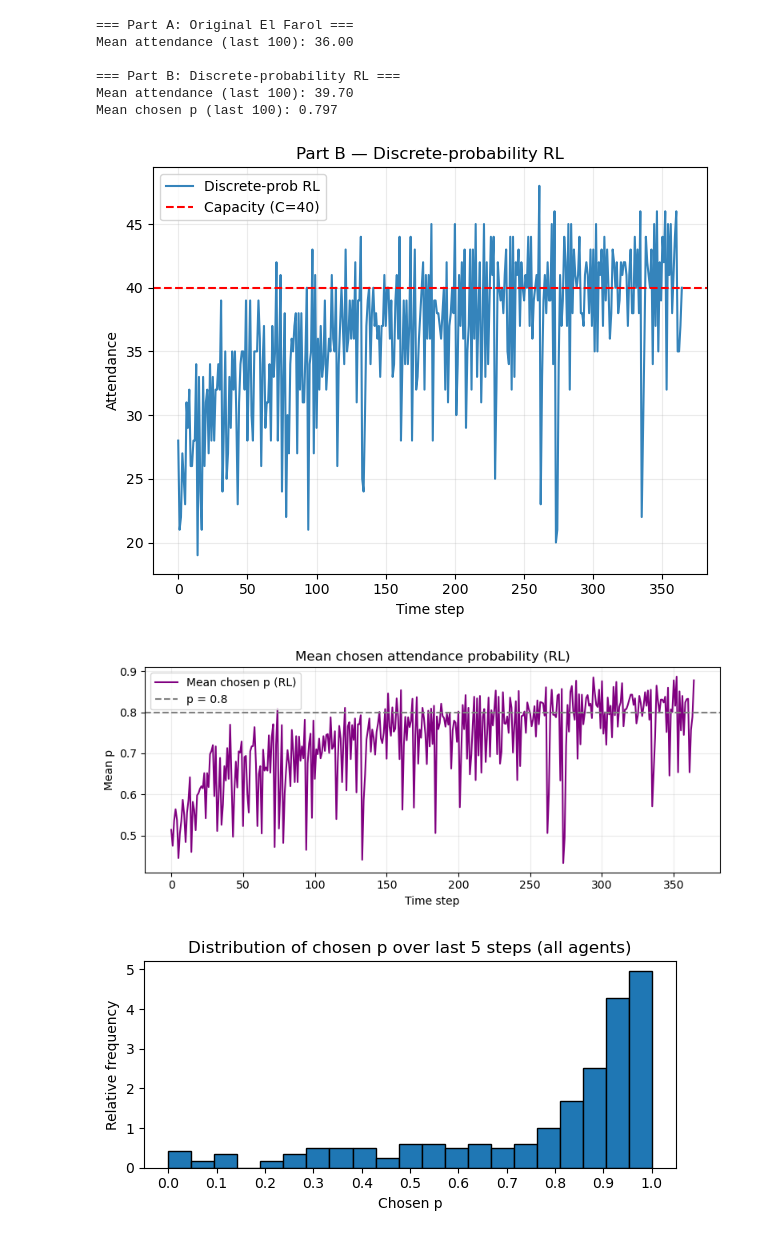
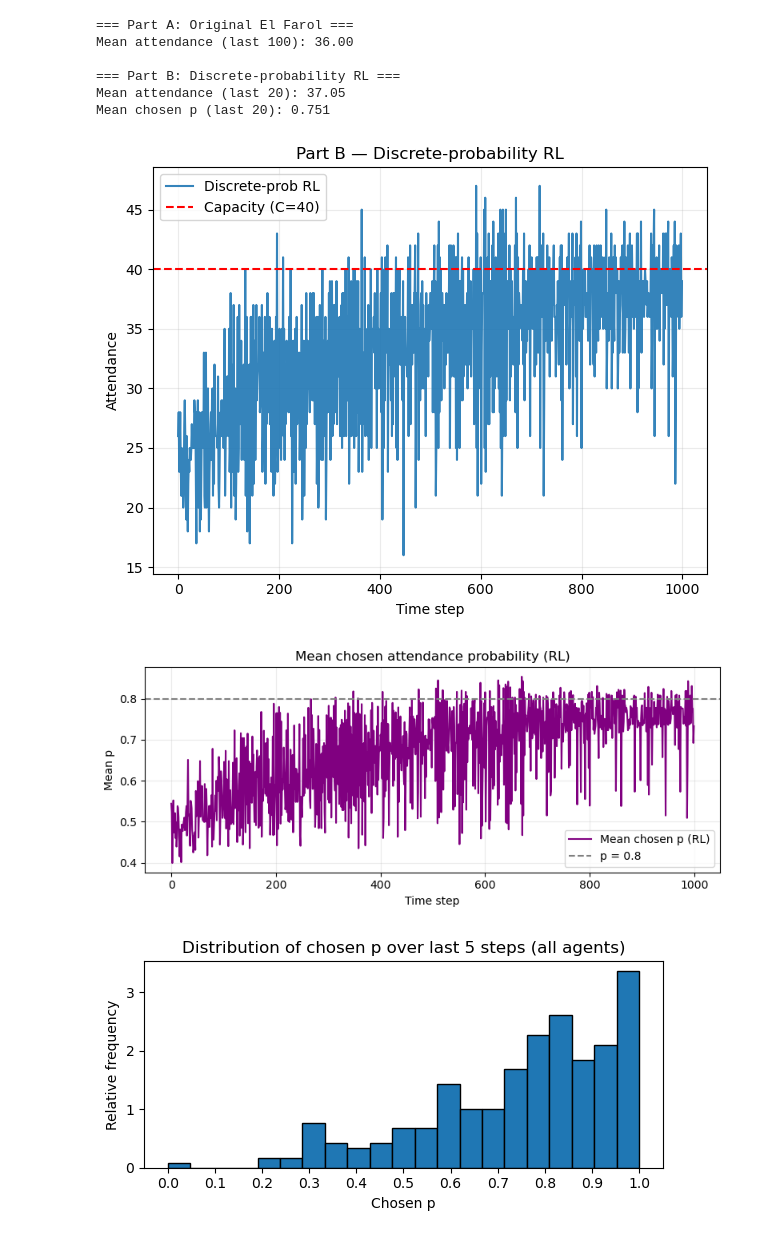
Before and after one commit to DragonsAreFuckingCool/discrete-probability-multi-agent-reinforcement-learning, a Jupyter notebook: IndividualPunishment.ipynb, the cells around one changed output. Drawn from its saved outputs; the diff is of its cells as text; code cells hidden in the pictures.

```diff
--- a/IndividualPunishment.ipynb
+++ b/IndividualPunishment.ipynb
@@ -15,7 +15,7 @@ import matplotlib.pyplot as plt
 # PARAMETERS (clear and editable)
 # ---------------------------------------------------------------------
 # Common
-SEED = 42
+SEED = 420
 np.random.seed(SEED)
 random.seed(SEED)
 
@@ -23,7 +23,7 @@ random.seed(SEED)
 N = 50            # number of agents
 C_frac = 0.8      # capacity as fraction of population
 C = int(C_frac * N)  # bar capacity
-T = 365         # number of rounds / time steps
+T = 1000         # number of rounds / time steps
 
 # Payoffs
 G = 8.0   # payoff for attending when not overcrowded
@@ -35,69 +35,19 @@ rho = 0.6 #PREV 0.1
 alpha = 1.8 #PREV 1.3
 theta_cap = 1000
 bar_theta = 1.1
-beta = 0.5 * N
+beta = 0.5
 
 # RL parameters (Part B)
 M = 20          # discretization steps: actions = 0..M (p = a/M) there will be M+1 many probability levels cus also 0
-LR = 0.1       # Q-learning rate
-GAMMA = 0.8     # discount factor
+LR = 0.01       # Q-learning rate - to high learning rate means that convergens happens too quicly and all of the space in the bar might not be utilized
+GAMMA = 0.7     # discount factor
 TAU = 0.1      # softmax temperature
 K_INIT = 0.1    # initial Q value range
 # ---------------------------------------------------------------------
 
 
 # -------------------------
-# Part A: Original El Farol
-# -------------------------
-def run_el_farol_predictors(N=N, C=C, T=T, predictor_windows=(1, 3, 5, 10)):
-    """Arthur-style predictor model."""
-    W_list = list(predictor_windows)
-    num_predictors = len(W_list)
-
-    pred_scores = np.zeros((N, num_predictors), dtype=float)
-    A_history = []
-    a0 = np.random.binomial(1, 0.1, size=N)
-    A0 = a0.sum()
-    A_history.append(A0)
-
-    attendance_ts = [A0]
-    chosen_pred_idx = np.zeros(N, dtype=int)
-
-    for t in range(1, T):
-        A_prev_series = np.array(A_history)
-        forecasts = np.zeros((N, num_predictors), dtype=float)
-
-        for j, w in enumerate(W_list):
-            base_val = A_prev_series.mean()
-            for i in range(N):
-                if len(A_prev_series) >= w:
-                    forecasts[i, j] = A_prev_series[-w:].mean()
-                else:
-                    forecasts[i, j] = base_val
-
-        for i in range(N):
-            chosen = np.argmin(pred_scores[i])
-            chosen_pred_idx[i] = chosen
-
-        actions = np.zeros(N, dtype=int)
-        for i in range(N):
-            forecast_i = forecasts[i, chosen_pred_idx[i]]
-            actions[i] = 1 if forecast_i < C else 0
-
-        A_t = actions.sum()
-        attendance_ts.append(A_t)
-        A_history.append(A_t)
-
-        for i in range(N):
-            for j in range(num_predictors):
-                err = forecasts[i, j] - A_t
-                pred_scores[i, j] += err * err
-
-    return np.array(attendance_ts)
-
-
-# -------------------------
-# Part B: Discrete-probability RL
+# Discrete-probability RL
 # -------------------------
 def softmax(x, tau=TAU):
     #Boltzmann (softmax) policy, which converts Q-values into action probabilities - x is vector of q-values (consites of action and state)
@@ -259,15 +209,15 @@ if __name__ == "__main__":
 
     print("\n=== Part B: Discrete-probability RL ===")
 
-    res = run_discrete_prob_rl(N=N, C=C, T=365, M=M, lr=LR, gamma=GAMMA, tau=TAU,
+    res = run_discrete_prob_rl(N=N, C=C, T=T, M=M, lr=LR, gamma=GAMMA, tau=TAU,
                          rho=rho, alpha=alpha, beta=beta, bar_theta=bar_theta,
                          theta_cap=theta_cap, k_init=K_INIT)
 
 
     att_rl = res["attendance_ts"]
     mean_p = res["mean_p_ts"]
-    print(f"Mean attendance (last 100): {att_rl[-100:].mean():.2f}")
-    print(f"Mean chosen p (last 100): {mean_p[-100:].mean():.3f}")
+    print(f"Mean attendance (last 20): {att_rl[-20:].mean():.2f}")
+    print(f"Mean chosen p (last 20): {mean_p[-20:].mean():.3f}")
 
     # ---- PLOTS ----
     plt.figure(figsize=(12, 5))
@@ -297,35 +247,35 @@ if __name__ == "__main__":
     plt.axhline(C_frac, color='gray', linestyle='--', label=f'p = {C_frac}')
     plt.title("Mean chosen attendance probability (RL)")
     plt.xlabel("Time step")
     plt.ylabel("Mean p")
     plt.legend()
     plt.grid(True, alpha=0.25)
     plt.tight_layout()
     plt.show()
 
     # Histogram: distribution of chosen p's in final window
     chosen_hist = res["chosen_history"]
     final_window = 5 # do spisific numbers to see what happens at what times in the learning
     M = chosen_hist.max()
     w = min(final_window, chosen_hist.shape[0])
     flat_idxs = chosen_hist[-w:, :].flatten()
     p_values = flat_idxs / M
 
     plt.figure(figsize=(6, 3))
     plt.hist(p_values, bins=M + 1, edgecolor='black', density=True)
     plt.title(f"Distribution of chosen p over last {w} steps (all agents)")
     plt.xlabel("Chosen p")
     plt.ylabel("Relative frequency")
     plt.xticks(np.linspace(0, 1, 11))
     plt.tight_layout()
     plt.show()
 # %% [output]
 === Part A: Original El Farol ===
 Mean attendance (last 100): 36.00
 
 === Part B: Discrete-probability RL ===
-Mean attendance (last 100): 39.70
-Mean chosen p (last 100): 0.797
+Mean attendance (last 20): 37.05
+Mean chosen p (last 20): 0.751
-[figure, old version]
+[figure, new version]
-[figure, old version]
+[figure, new version]
-[figure, old version]
+[figure, new version]
```
Also changed, not shown: parts of 2 cells of this notebook, 1 other file.
